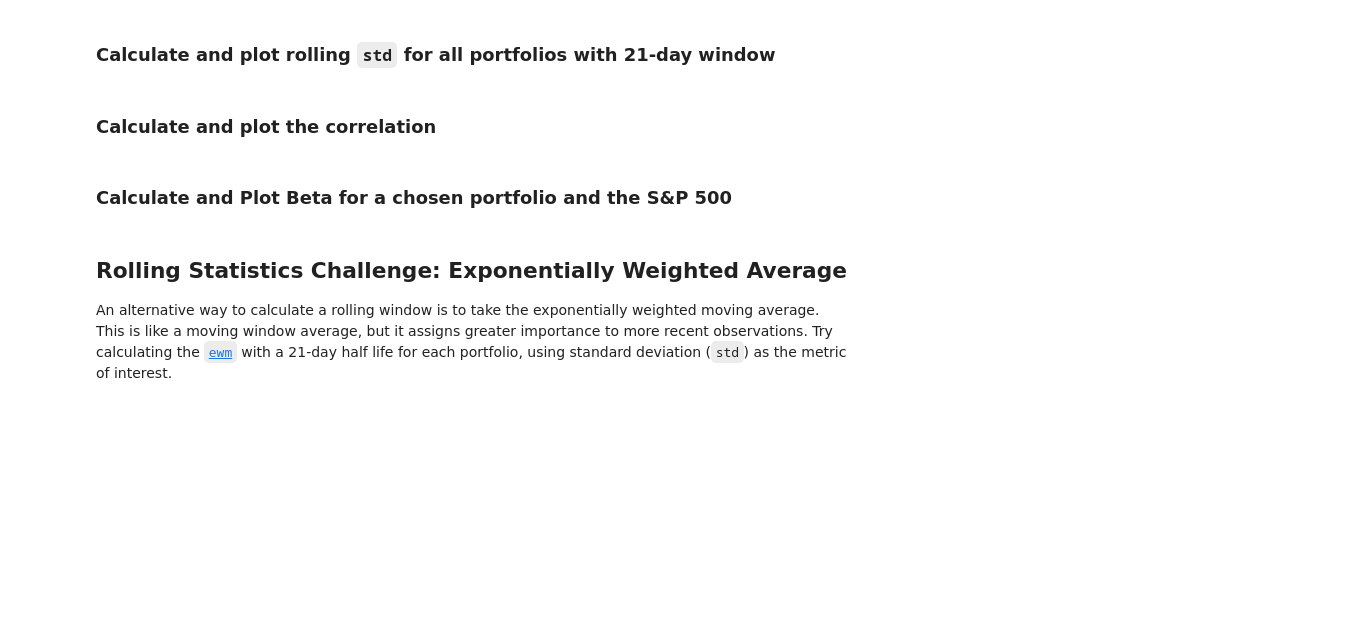
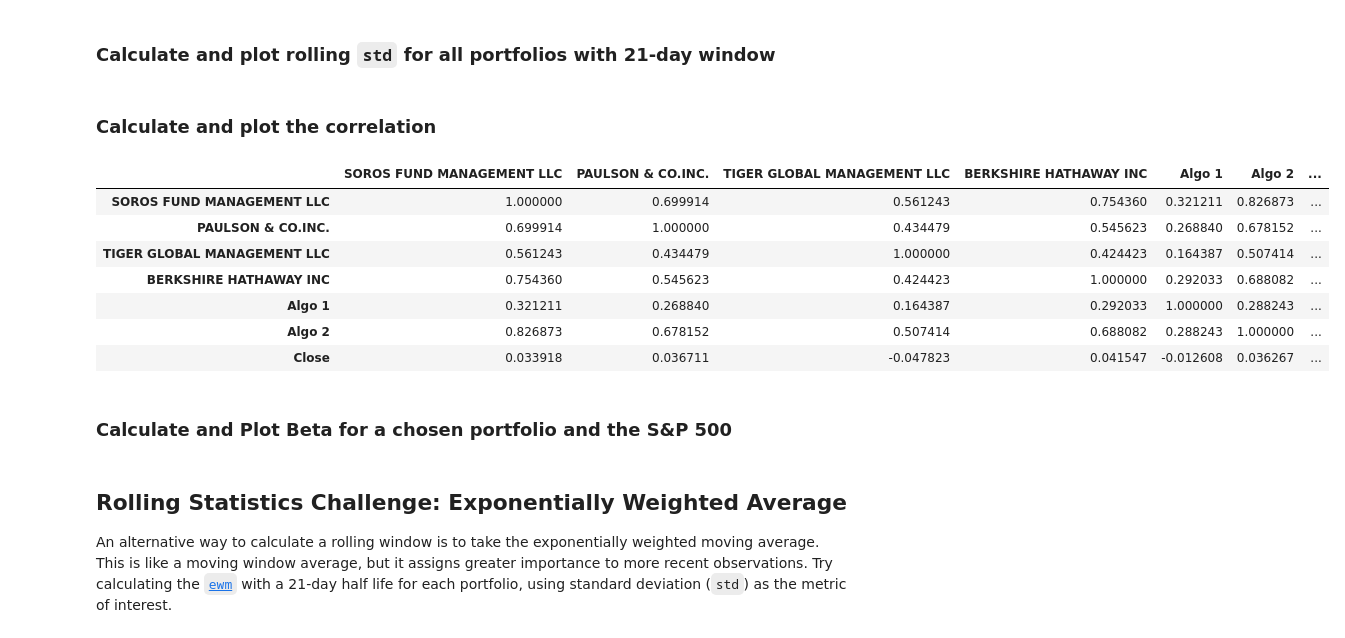
Before and after one commit to AnvithaChaluvadi/Module4Challenge, a Jupyter notebook: whale_analysis.ipynb, the cells around one changed output. Drawn from its saved outputs; the diff is of its cells as text; code cells hidden in the pictures; blank space fills up the shorter version.

Commit message:
updated but need to see why combined is not showing

```diff
--- a/whale_analysis.ipynb
+++ b/whale_analysis.ipynb
@@ -31,7 +31,8 @@ Read the Whale Portfolio daily returns and clean the data
 # Using the Pathlib libary to set the path to the CSV
 whale_return_csv = Path("../Whale-Analysis_Module4Challenge/Resources/whale_returns.csv")
 # Using the file path to read the CSV into a DataFrame
-whale_return_df = pd.read_csv(whale_return_csv, index_col='Date')
+whale_return_df = pd.read_csv(whale_return_csv, index_col='Date', infer_datetime_format=True)
+whale_return_df.sort_index(ascending=True,inplace=True)
 whale_return_df.head()
 # %% [output]
 |  | SOROS FUND MANAGEMENT LLC | PAULSON & CO.INC. | TIGER GLOBAL MANAGEMENT LLC | BERKSHIRE HATHAWAY INC |
@@ -79,7 +80,8 @@ Read the algorithmic daily returns and clean the data
 # Using the Pathlib libary to set the path to the CSV
 algo_return_csv = Path("../Whale-Analysis_Module4Challenge/Resources/algo_returns.csv")
 # Using the file path to read the CSV into a DataFrame
-algo_return_df = pd.read_csv(algo_return_csv, index_col='Date')
+algo_return_df = pd.read_csv(algo_return_csv, index_col='Date', infer_datetime_format=True)
+algo_return_df.sort_index(ascending=True,inplace=True)
 algo_return_df.head()
 # %% [output]
 |  | Algo 1 | Algo 2 |
@@ -287,8 +304,18 @@ Risk changes over time. Analyze the rolling statistics for Risk and Beta.
 ### Calculate and plot the correlation
 # %%
 # Calculate the correlation
-
+correlation = combined_df.corr()
+correlation
 # Display de correlation matrix
+# %% [output]
+|  | SOROS FUND MANAGEMENT LLC | PAULSON & CO.INC. | TIGER GLOBAL MANAGEMENT LLC | BERKSHIRE HATHAWAY INC | Algo 1 | Algo 2 | ... |
+| SOROS FUND MANAGEMENT LLC | 1.000000 | 0.699914 | 0.561243 | 0.754360 | 0.321211 | 0.826873 | ... |
+| PAULSON & CO.INC. | 0.699914 | 1.000000 | 0.434479 | 0.545623 | 0.268840 | 0.678152 | ... |
+| TIGER GLOBAL MANAGEMENT LLC | 0.561243 | 0.434479 | 1.000000 | 0.424423 | 0.164387 | 0.507414 | ... |
+| BERKSHIRE HATHAWAY INC | 0.754360 | 0.545623 | 0.424423 | 1.000000 | 0.292033 | 0.688082 | ... |
+| Algo 1 | 0.321211 | 0.268840 | 0.164387 | 0.292033 | 1.000000 | 0.288243 | ... |
+| Algo 2 | 0.826873 | 0.678152 | 0.507414 | 0.688082 | 0.288243 | 1.000000 | ... |
+| Close | 0.033918 | 0.036711 | -0.047823 | 0.041547 | -0.012608 | 0.036267 | ... |
 # %% [markdown]
 ### Calculate and Plot Beta for a chosen portfolio and the S&P 500
 # %%
```
Also changed, not shown: parts of 6 cells of this notebook.
